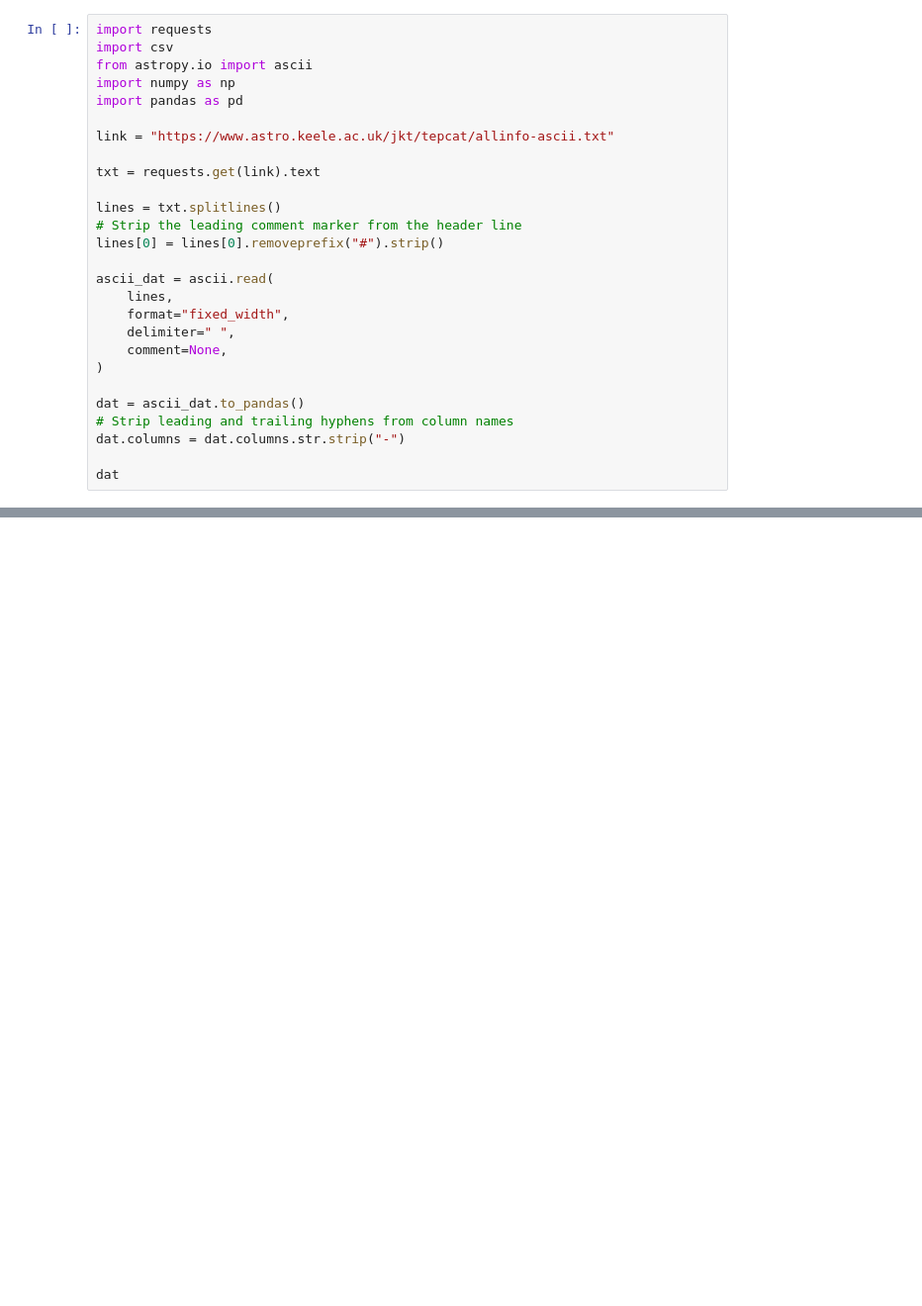
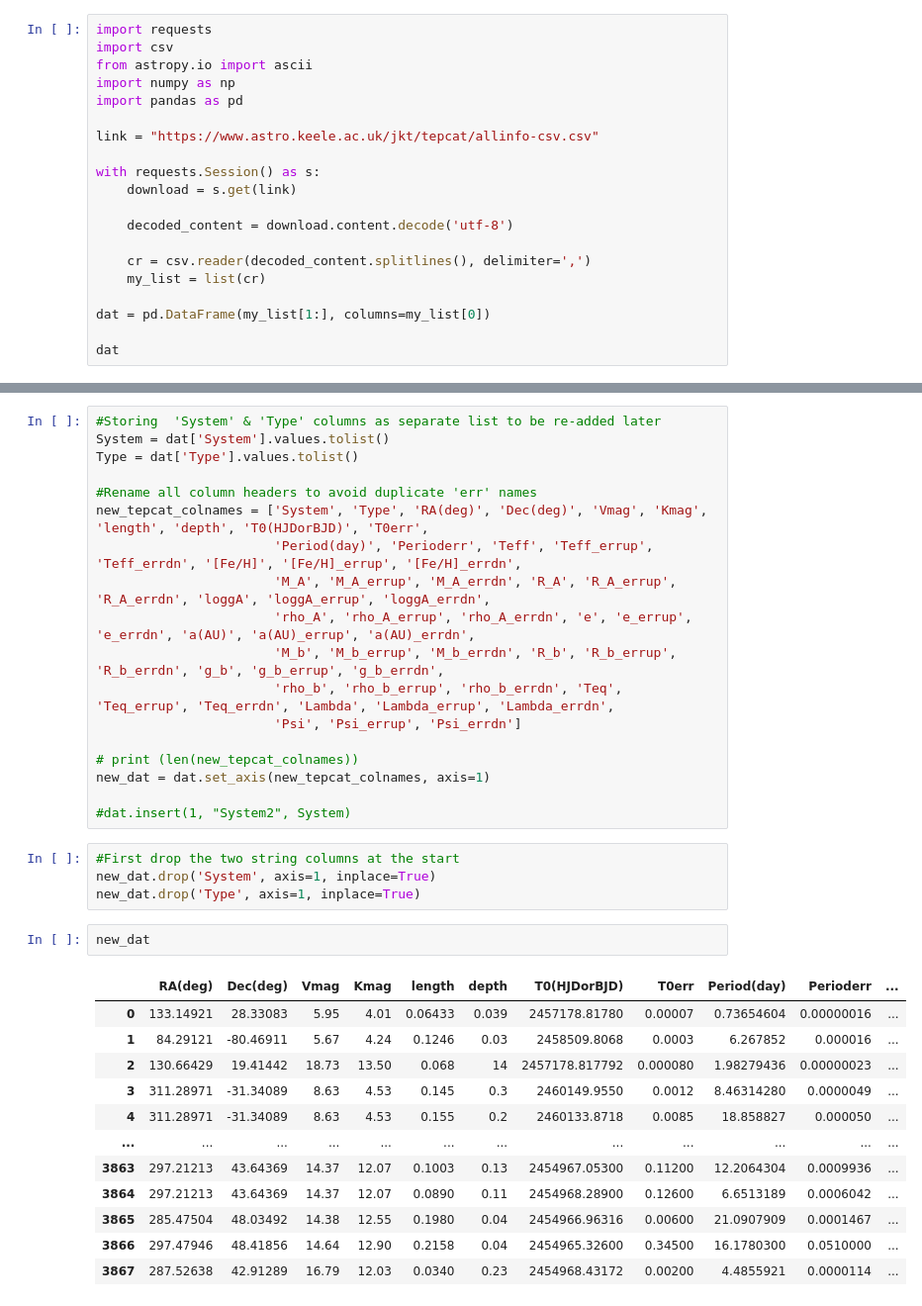
Before and after one commit to Benjamin-Cadell/exocat, a Jupyter notebook: src/ml_tepcat.ipynb, the cells around one changed output, grey strips where cells are left out. Shown at 99% size. Cells and saved outputs as stored; diff of their text form; blank space fills up the shorter version.

```diff
--- a/src/ml_tepcat.ipynb
+++ b/src/ml_tepcat.ipynb
@@ -5,24 +5,17 @@ from astropy.io import ascii
 import numpy as np
 import pandas as pd
 
-link = "https://www.astro.keele.ac.uk/jkt/tepcat/allinfo-ascii.txt"
+link = "https://www.astro.keele.ac.uk/jkt/tepcat/allinfo-csv.csv"
 
-txt = requests.get(link).text
+with requests.Session() as s:
+    download = s.get(link)
 
-lines = txt.splitlines()
-# Strip the leading comment marker from the header line
-lines[0] = lines[0].removeprefix("#").strip()
+    decoded_content = download.content.decode('utf-8')
 
-ascii_dat = ascii.read(
-    lines,
-    format="fixed_width",
-    delimiter=" ",
-    comment=None,
-)
+    cr = csv.reader(decoded_content.splitlines(), delimiter=',')
+    my_list = list(cr)
 
-dat = ascii_dat.to_pandas()
-# Strip leading and trailing hyphens from column names
-dat.columns = dat.columns.str.strip("-")
+dat = pd.DataFrame(my_list[1:], columns=my_list[0])
 
 dat
 # %% [output]
@@ -129,0 +35,37 @@ dtype: object
+# %%
+#Storing  'System' & 'Type' columns as separate list to be re-added later
+System = dat['System'].values.tolist()
+Type = dat['Type'].values.tolist()
+
+#Rename all column headers to avoid duplicate 'err' names
+new_tepcat_colnames = ['System', 'Type', 'RA(deg)', 'Dec(deg)', 'Vmag', 'Kmag', 'length', 'depth', 'T0(HJDorBJD)', 'T0err',
+                       'Period(day)', 'Perioderr', 'Teff', 'Teff_errup', 'Teff_errdn', '[Fe/H]', '[Fe/H]_errup', '[Fe/H]_errdn',
+                       'M_A', 'M_A_errup', 'M_A_errdn', 'R_A', 'R_A_errup', 'R_A_errdn', 'loggA', 'loggA_errup', 'loggA_errdn',
+                       'rho_A', 'rho_A_errup', 'rho_A_errdn', 'e', 'e_errup', 'e_errdn', 'a(AU)', 'a(AU)_errup', 'a(AU)_errdn',
+                       'M_b', 'M_b_errup', 'M_b_errdn', 'R_b', 'R_b_errup', 'R_b_errdn', 'g_b', 'g_b_errup', 'g_b_errdn',
+                       'rho_b', 'rho_b_errup', 'rho_b_errdn', 'Teq', 'Teq_errup', 'Teq_errdn', 'Lambda', 'Lambda_errup', 'Lambda_errdn',
+                       'Psi', 'Psi_errup', 'Psi_errdn']
+
+# print (len(new_tepcat_colnames))
+new_dat = dat.set_axis(new_tepcat_colnames, axis=1)
+
+#dat.insert(1, "System2", System)
+# %%
+#First drop the two string columns at the start
+new_dat.drop('System', axis=1, inplace=True)
+new_dat.drop('Type', axis=1, inplace=True)
+# %%
+new_dat
+# %% [output]
+|  | RA(deg) | Dec(deg) | Vmag | Kmag | length | depth | T0(HJDorBJD) | T0err | Period(day) | Perioderr | ... |
+| 0 | 133.14921 | 28.33083 | 5.95 | 4.01 | 0.06433 | 0.039 | 2457178.81780 | 0.00007 | 0.73654604 | 0.00000016 | ... |
+| 1 | 84.29121 | -80.46911 | 5.67 | 4.24 | 0.1246 | 0.03 | 2458509.8068 | 0.0003 | 6.267852 | 0.000016 | ... |
+| 2 | 130.66429 | 19.41442 | 18.73 | 13.50 | 0.068 | 14 | 2457178.817792 | 0.000080 | 1.98279436 | 0.00000023 | ... |
+| 3 | 311.28971 | -31.34089 | 8.63 | 4.53 | 0.145 | 0.3 | 2460149.9550 | 0.0012 | 8.46314280 | 0.0000049 | ... |
+| 4 | 311.28971 | -31.34089 | 8.63 | 4.53 | 0.155 | 0.2 | 2460133.8718 | 0.0085 | 18.858827 | 0.000050 | ... |
+| ... | ... | ... | ... | ... | ... | ... | ... | ... | ... | ... | ... |
+| 3863 | 297.21213 | 43.64369 | 14.37 | 12.07 | 0.1003 | 0.13 | 2454967.05300 | 0.11200 | 12.2064304 | 0.0009936 | ... |
+| 3864 | 297.21213 | 43.64369 | 14.37 | 12.07 | 0.0890 | 0.11 | 2454968.28900 | 0.12600 | 6.6513189 | 0.0006042 | ... |
+| 3865 | 285.47504 | 48.03492 | 14.38 | 12.55 | 0.1980 | 0.04 | 2454966.96316 | 0.00600 | 21.0907909 | 0.0001467 | ... |
+| 3866 | 297.47946 | 48.41856 | 14.64 | 12.90 | 0.2158 | 0.04 | 2454965.32600 | 0.34500 | 16.1780300 | 0.0510000 | ... |
+| 3867 | 287.52638 | 42.91289 | 16.79 | 12.03 | 0.0340 | 0.23 | 2454968.43172 | 0.00200 | 4.4855921 | 0.0000114 | ... |
```
Also changed, not shown: parts of 11 cells of this notebook.
